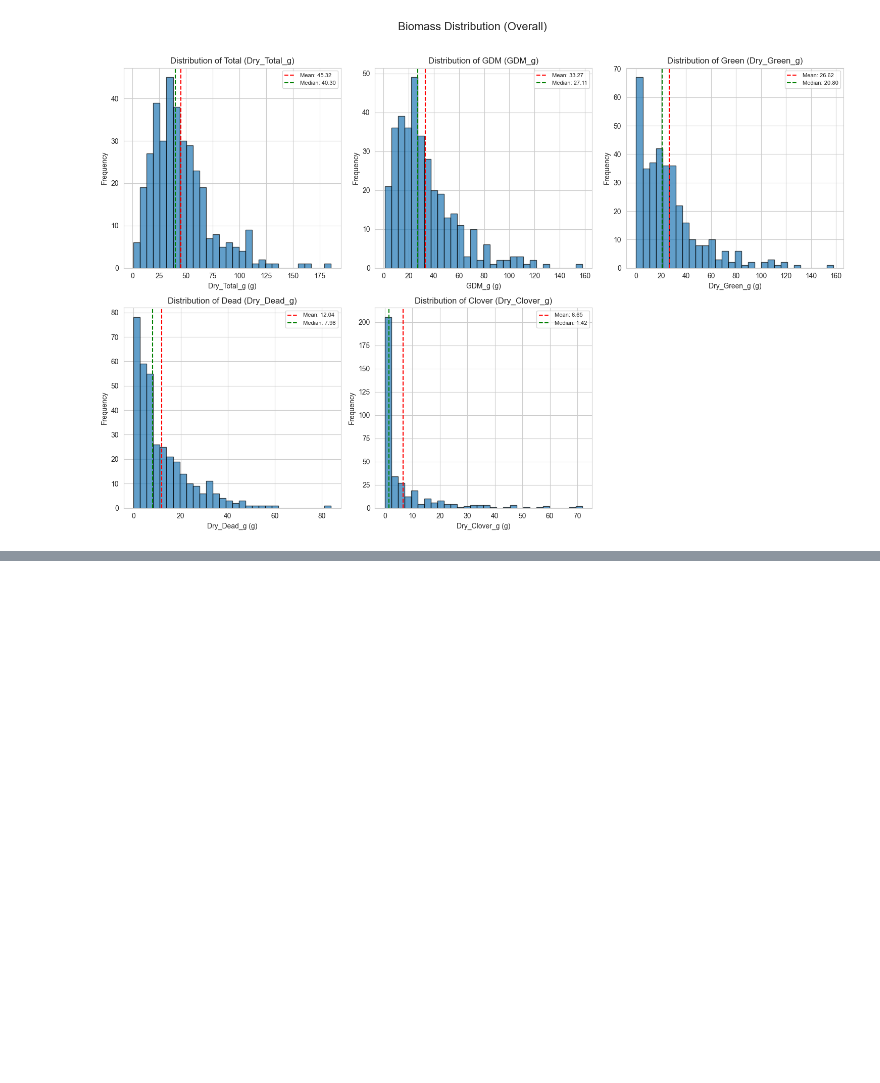
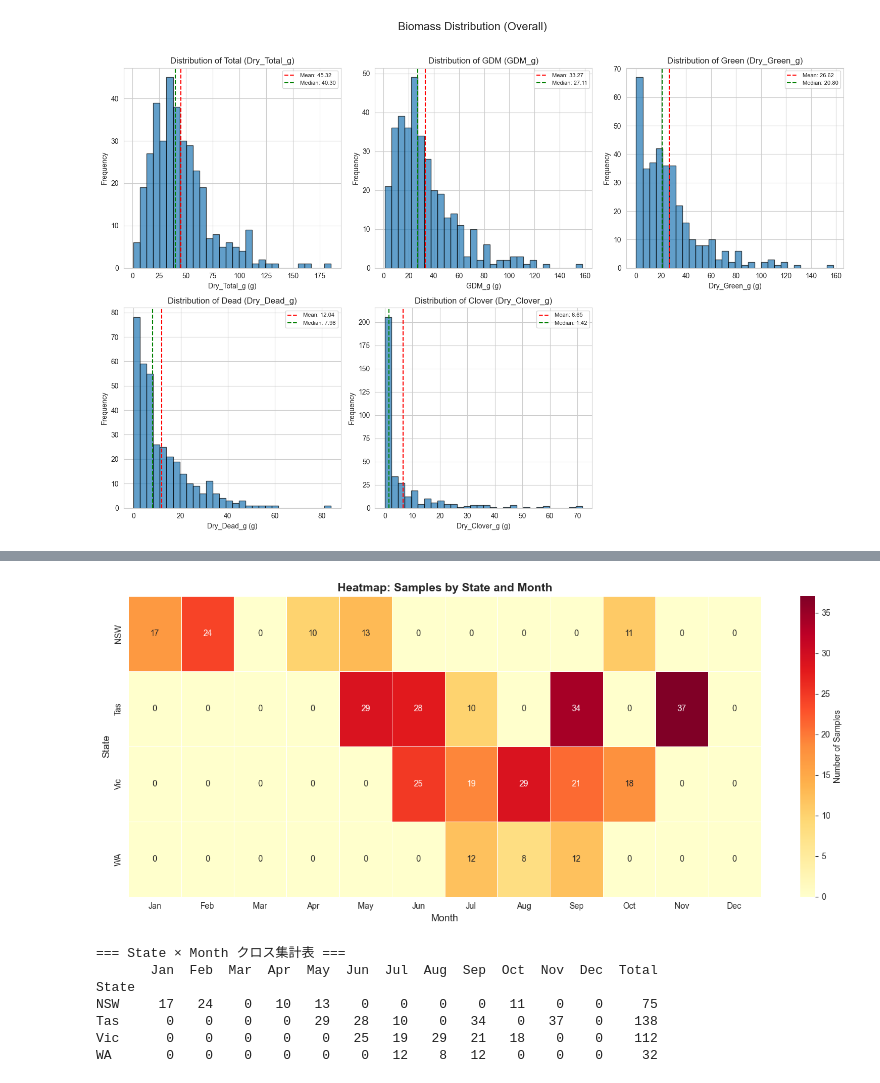
Before and after one commit to marumarukun-da/csiro-biomass, a Jupyter notebook: notebook/eda.ipynb, the cells around one changed output, grey strips where cells are left out. Cells and saved outputs as stored; diff of their text form; code cells hidden in the pictures; blank space fills up the shorter version.

```diff
--- a/notebook/eda.ipynb
+++ b/notebook/eda.ipynb
@@ -170,0 +225,37 @@ Name: count, dtype: int64
+# %%
+# Sampling Date × State の分布（ヒートマップ）
+
+# State × Month のクロス集計
+state_month_crosstab = pd.crosstab(df['State'], df['Sampling_Month'])
+
+# 全ての月（1-12）を含むように reindex（存在しない月は0で埋める）
+state_month_crosstab = state_month_crosstab.reindex(columns=range(1, 13), fill_value=0)
+
+# 月名のラベル
+month_labels = ['Jan', 'Feb', 'Mar', 'Apr', 'May', 'Jun', 'Jul', 'Aug', 'Sep', 'Oct', 'Nov', 'Dec']
+
+# ヒートマップで可視化
+fig, ax = plt.subplots(figsize=(14, 6))
+sns.heatmap(state_month_crosstab, annot=True, fmt='d', cmap='YlOrRd', cbar_kws={'label': 'Number of Samples'}, linewidths=0.5, ax=ax)
+ax.set_xlabel('Month', fontsize=12)
+ax.set_ylabel('State', fontsize=12)
+ax.set_title('Heatmap: Samples by State and Month', fontsize=14, fontweight='bold')
+ax.set_xticklabels(month_labels, rotation=0)
+plt.tight_layout()
+plt.show()
+
+# クロス集計表を表示
+print("=== State × Month クロス集計表 ===")
+state_month_display = state_month_crosstab.copy()
+state_month_display.columns = month_labels
+state_month_display['Total'] = state_month_display.sum(axis=1)
+print(state_month_display)
+# %% [output]
+[figure, added]
+=== State × Month クロス集計表 ===
+       Jan  Feb  Mar  Apr  May  Jun  Jul  Aug  Sep  Oct  Nov  Dec  Total
+State
+NSW     17   24    0   10   13    0    0    0    0   11    0    0     75
+Tas      0    0    0    0   29   28   10    0   34    0   37    0    138
+Vic      0    0    0    0    0   25   19   29   21   18    0    0    112
+WA       0    0    0    0    0    0   12    8   12    0    0    0     32
```
Also changed, not shown: parts of 9 cells of this notebook.
